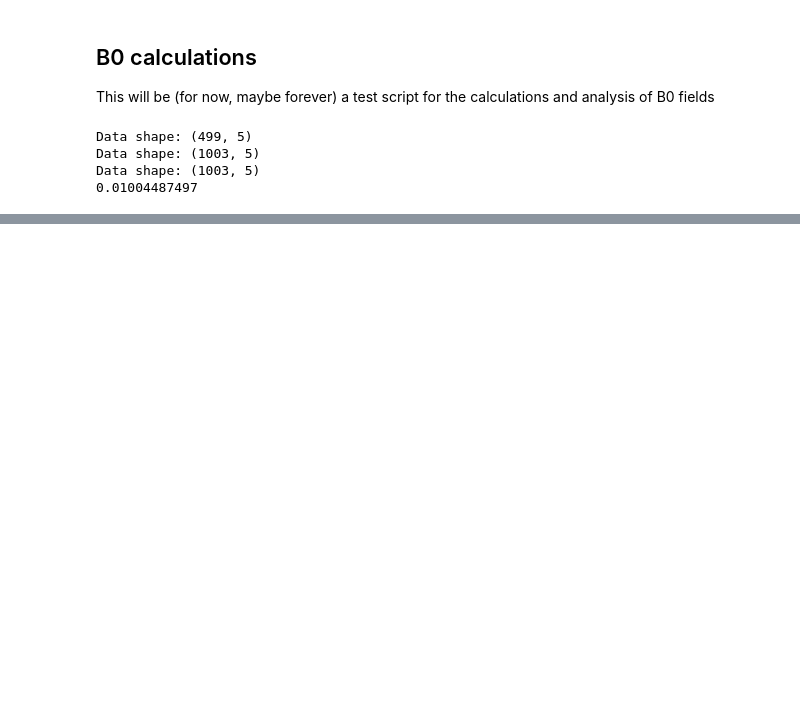
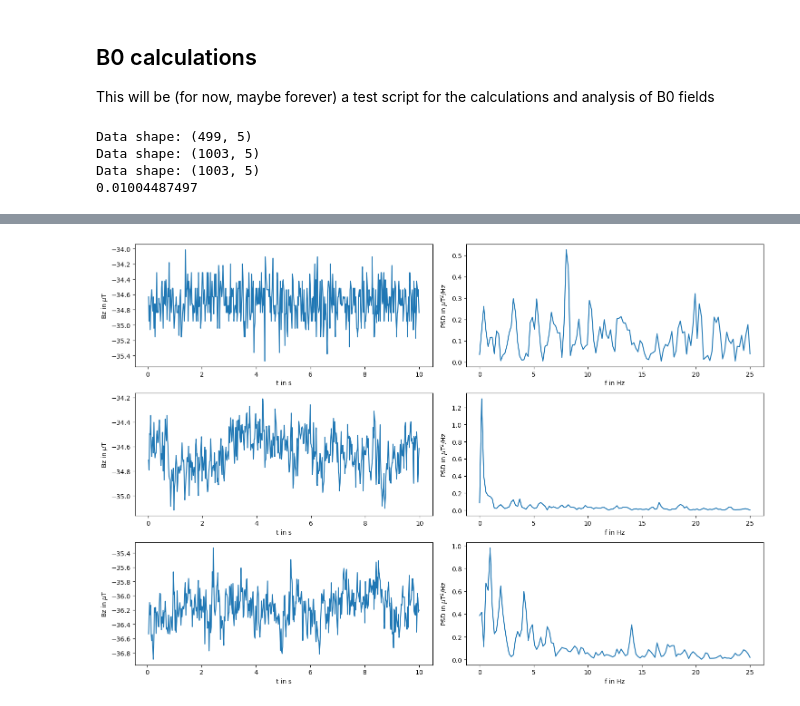
Before and after one commit to edello/QuantumHardwareLab, a Jupyter notebook: B0field/Analysis/B0_test.ipynb, the cells around one changed output, grey strips where cells are left out. Saved outputs shown, nothing was run; the diff lists cells and outputs as text; code cells hidden in the pictures; blank space fills up the shorter version.

```diff
--- a/B0field/Analysis/B0_test.ipynb
+++ b/B0field/Analysis/B0_test.ipynb
@@ -119,0 +183,36 @@ print(x[0])
+# %%
+fig, ((ax1,ax4),(ax2,ax5),(ax3,ax6)) = plt.subplots(3, 2, figsize=(15, 10))
+
+fl, PSDl = welch(louis[:,3])
+fl = fl*50 #multiply by sampling rate
+ax1.plot(louis[:,0],louis[:,3])
+ax1.set_xlabel('t in s')
+ax1.set_ylabel(r'Bz in $\mu$T')
+ax4.plot(fl,PSDl)
+ax4.set_xlabel('f in Hz')
+ax4.set_ylabel(r'PSD in $\mu$T$^2$/Hz')
+
+ben_d = downsample(ben[:,3],2)
+fb, PSDb = welch(ben_d)
+fb = fb*50 #multiply by sampling rate
+ax2.plot(downsample(ben[:,0],2),ben_d)
+ax2.set_xlabel('t in s')
+ax2.set_ylabel(r'Bz in $\mu$T')
+ax5.plot(fb,PSDb)
+ax5.set_xlabel('f in Hz')
+ax5.set_ylabel(r'PSD in $\mu$T$^2$/Hz')
+
+sri_d = downsample(sri[:,3],2)
+fs, PSDs = welch(sri_d)
+fs = fs*50 #multiply by sampling rate
+ax3.plot(downsample(sri[:,0],2),sri_d)
+ax3.set_xlabel('t in s')
+ax3.set_ylabel(r'Bz in $\mu$T')
+ax6.plot(fs,PSDs)
+ax6.set_xlabel('f in Hz')
+ax6.set_ylabel(r'PSD in $\mu$T$^2$/Hz')
+
+plt.tight_layout()  # Adjusts spacing
+plt.show()
+# %% [output]
+[figure, added]
```
Also changed, not shown: parts of 17 cells of this notebook, 14 other files.
